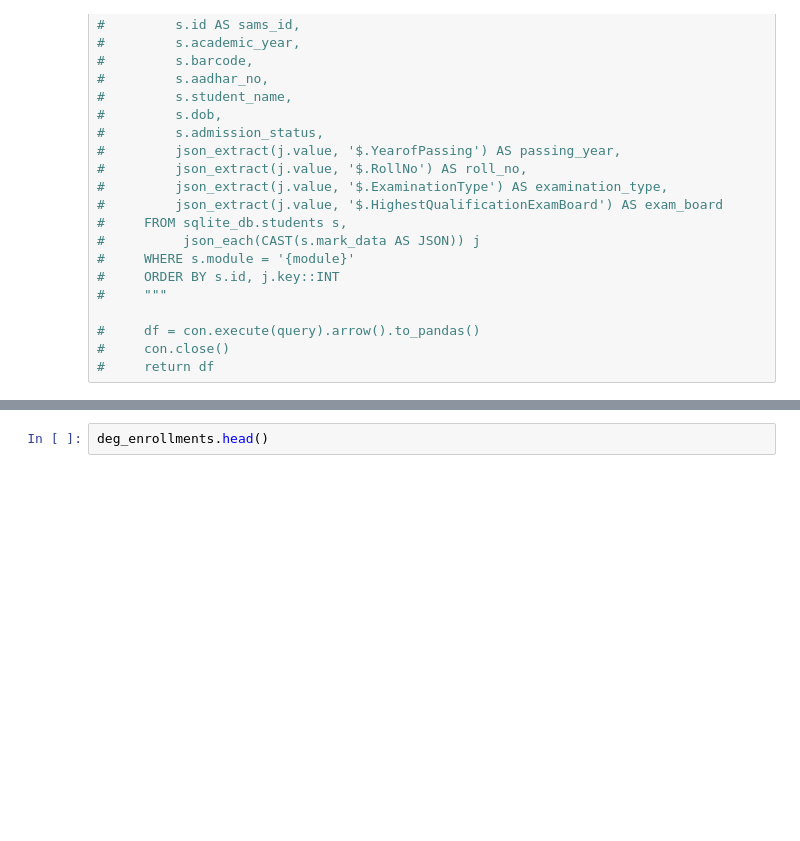
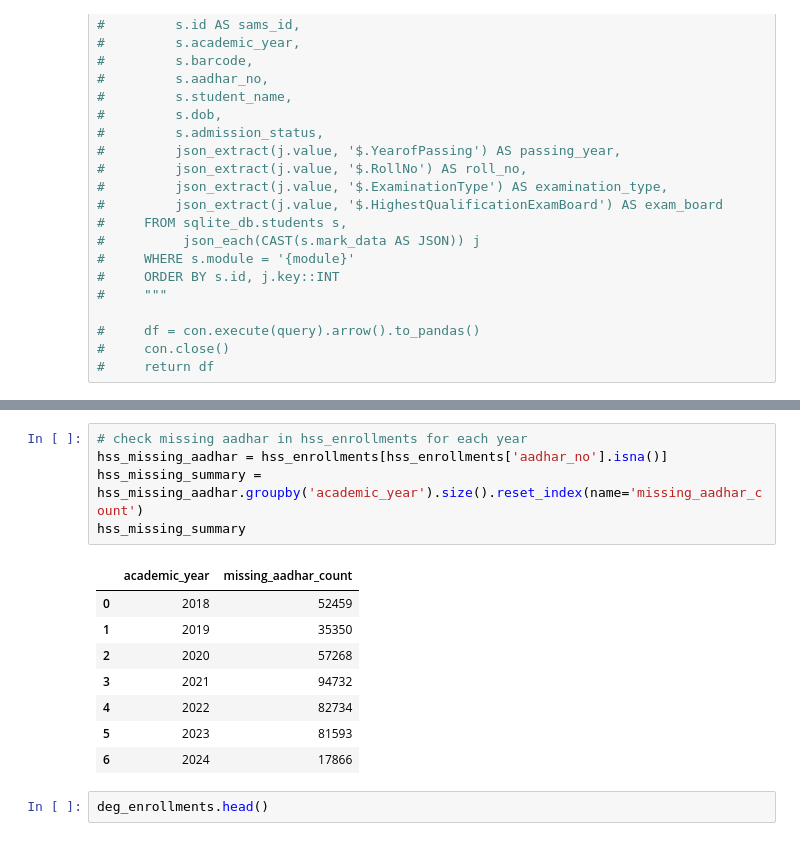
Before and after one commit to Data-Policy-and-Innovation-Centre/sams, a Jupyter notebook: notebooks/integrating-unique-key.ipynb, the cells around one changed output, grey strips where cells are left out. Drawn from its saved outputs; the diff is of its cells as text; blank space fills up the shorter version.

```diff
--- a/notebooks/integrating-unique-key.ipynb
+++ b/notebooks/integrating-unique-key.ipynb
@@ -149,3 +299,17 @@ hss_enrollments = load_data(datasets["hss_enrollments"])
+# %%
+# check missing aadhar in hss_enrollments for each year
+hss_missing_aadhar = hss_enrollments[hss_enrollments['aadhar_no'].isna()]
+hss_missing_summary = hss_missing_aadhar.groupby('academic_year').size().reset_index(name='missing_aadhar_count')
+hss_missing_summary
+# %% [output]
+|  | academic_year | missing_aadhar_count |
+| 0 | 2018 | 52459 |
+| 1 | 2019 | 35350 |
+| 2 | 2020 | 57268 |
+| 3 | 2021 | 94732 |
+| 4 | 2022 | 82734 |
+| 5 | 2023 | 81593 |
+| 6 | 2024 | 17866 |
 # %%
 deg_enrollments.head()
 # %% [output]
```
Also changed, not shown: parts of 32 cells of this notebook.
